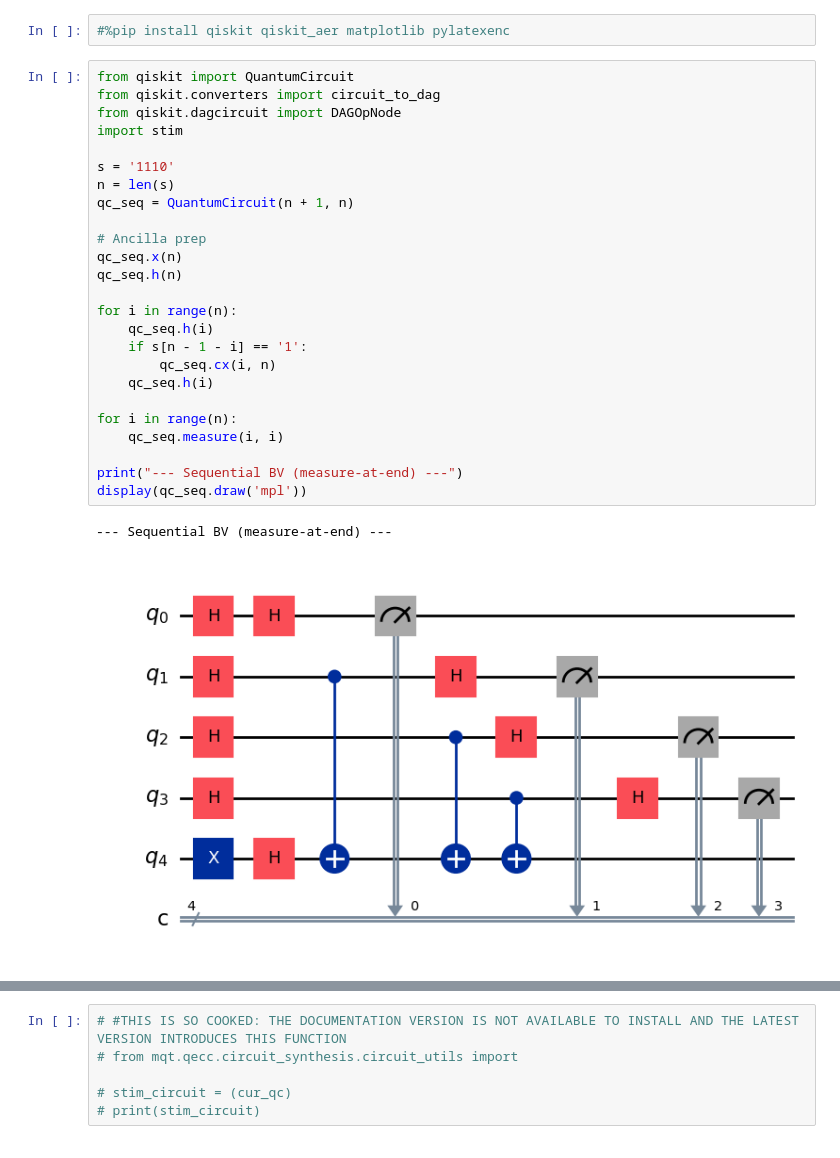
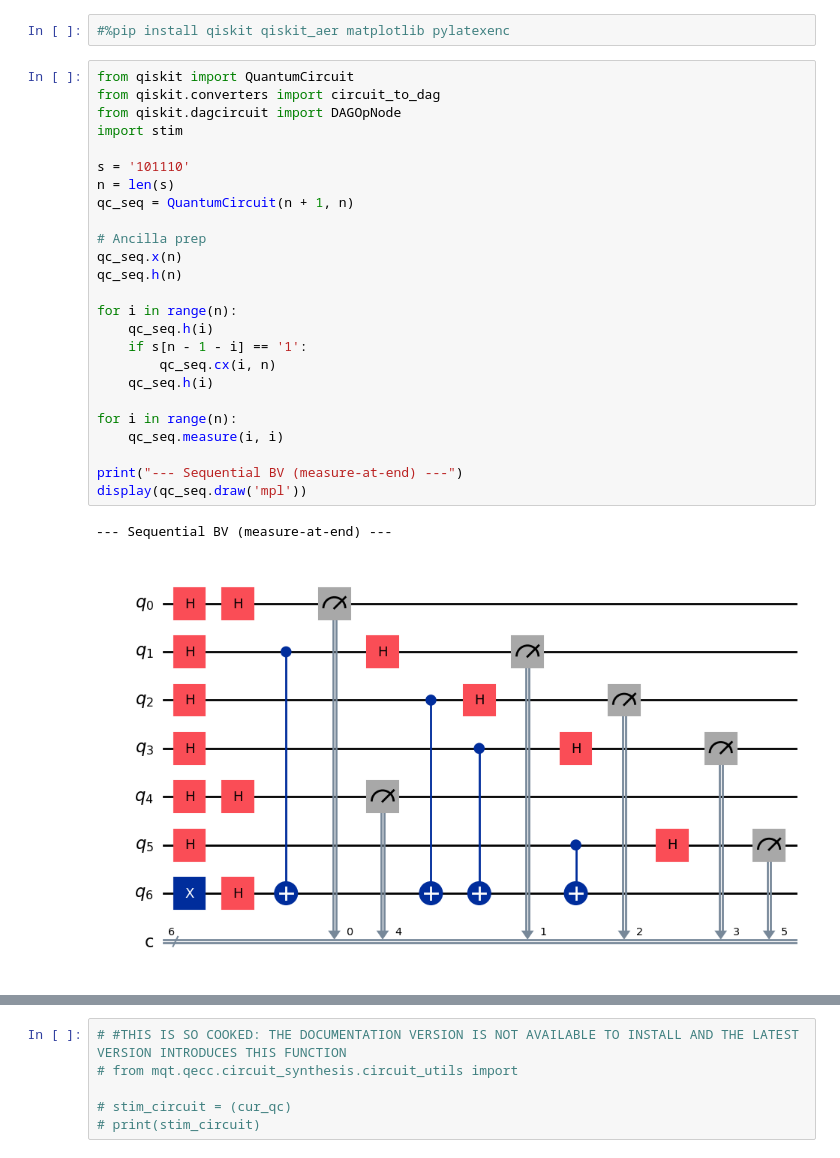
Before and after one commit to YasithDSL/RiDAR, a Jupyter notebook: notebook.ipynb, the cells around one changed output, grey strips where cells are left out. Drawn from its saved outputs; the diff is of its cells as text.

Commit message:
add whole workflow + graph

```diff
--- a/notebook.ipynb
+++ b/notebook.ipynb
@@ -3,31 +3,31 @@
 # %%
 from qiskit import QuantumCircuit
 from qiskit.converters import circuit_to_dag
 from qiskit.dagcircuit import DAGOpNode
 import stim
 
-s = '1110'
+s = '101110'
 n = len(s)
 qc_seq = QuantumCircuit(n + 1, n)
 
 # Ancilla prep
 qc_seq.x(n)
 qc_seq.h(n)
 
 for i in range(n):
     qc_seq.h(i)
     if s[n - 1 - i] == '1':
         qc_seq.cx(i, n)
     qc_seq.h(i)
 
 for i in range(n):
     qc_seq.measure(i, i)
 
 print("--- Sequential BV (measure-at-end) ---")
 display(qc_seq.draw('mpl'))
 # %% [output]
 --- Sequential BV (measure-at-end) ---
-[figure, old version]
+[figure, new version]
 # %%
 from circuit_analysis import find_qubit_reuse_pairs, modify_circuit, last_index_operation, first_index_operation
 import sys
```
Also changed, not shown: parts of 9 cells of this notebook, 3 other files.
